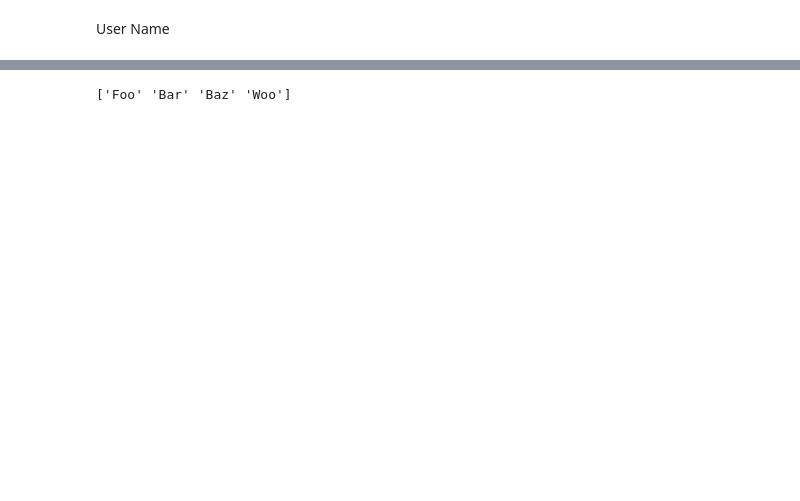
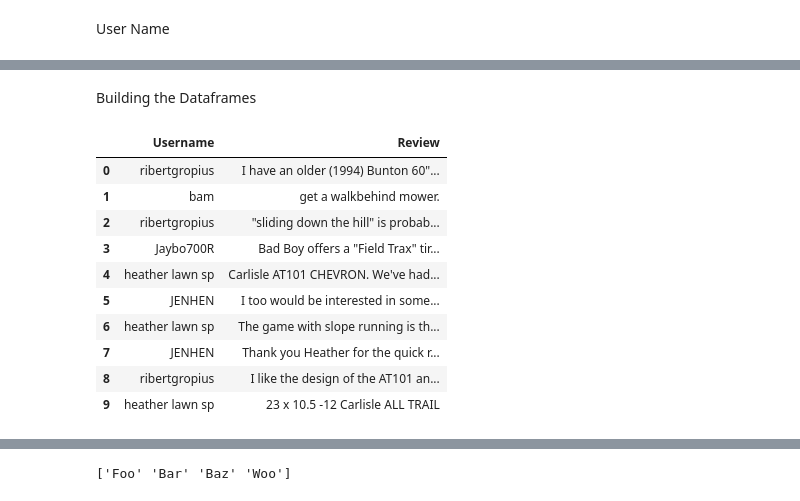
Before and after one commit to mckore/Explore_Projects_Tutorials, a Jupyter notebook: Traction_Scrape.ipynb, the cells around one changed output, grey strips where cells are left out. Cells and saved outputs as stored; diff of their text form; code cells hidden in the pictures; blank space fills up the shorter version.

```diff
--- a/Traction_Scrape.ipynb
+++ b/Traction_Scrape.ipynb
@@ -79,0 +92,17 @@ def Concat_User(list_name):
+# %%
+#USERNAME Filtered for one username instance - strip strings
+def UN_Sub_1(list_list_un):
+  result_un=[]
+  for string in list_list_un.stripped_strings:
+        result_un.append(string)
+        return(result_un)
+# %%
+#USERNAME Function to capture all username on a page
+un_net=[]
+def Concat_User(list_un):
+  for list_list_un in list_un:
+    wa = UN_Sub_1(list_list_un)
+    un_net.append(wa)
+  return(un_net)
+# %%
+All_UN_PG1 = Concat_User(name_class)
@@ -79,0 +111,21 @@ def Concat_User(list_name):
+# %% [markdown]
+Building the Dataframes
+# %%
+df_review = pd.DataFrame(All_Reviews_PG1, columns= ["Review"])
+df_username = pd.DataFrame(All_UN_PG1, columns=["Username"])
+# %%
+#Concatenating two dataframes on axis 1
+df_all = pd.concat([df_username, df_review], axis=1, sort=False)
+df_all
+# %% [output]
+|  | Username | Review |
+| 0 | ribertgropius | I have an older (1994) Bunton 60"... |
+| 1 | bam | get a walkbehind mower. |
+| 2 | ribertgropius | "sliding down the hill" is probab... |
+| 3 | Jaybo700R | Bad Boy offers a "Field Trax" tir... |
+| 4 | heather lawn sp | Carlisle AT101 CHEVRON. We've had... |
+| 5 | JENHEN | I too would be interested in some... |
+| 6 | heather lawn sp | The game with slope running is th... |
+| 7 | JENHEN | Thank you Heather for the quick r... |
+| 8 | ribertgropius | I like the design of the AT101 an... |
+| 9 | heather lawn sp | 23 x 10.5 -12 Carlisle ALL TRAIL |
```
Also changed, not shown: parts of 18 cells of this notebook.
